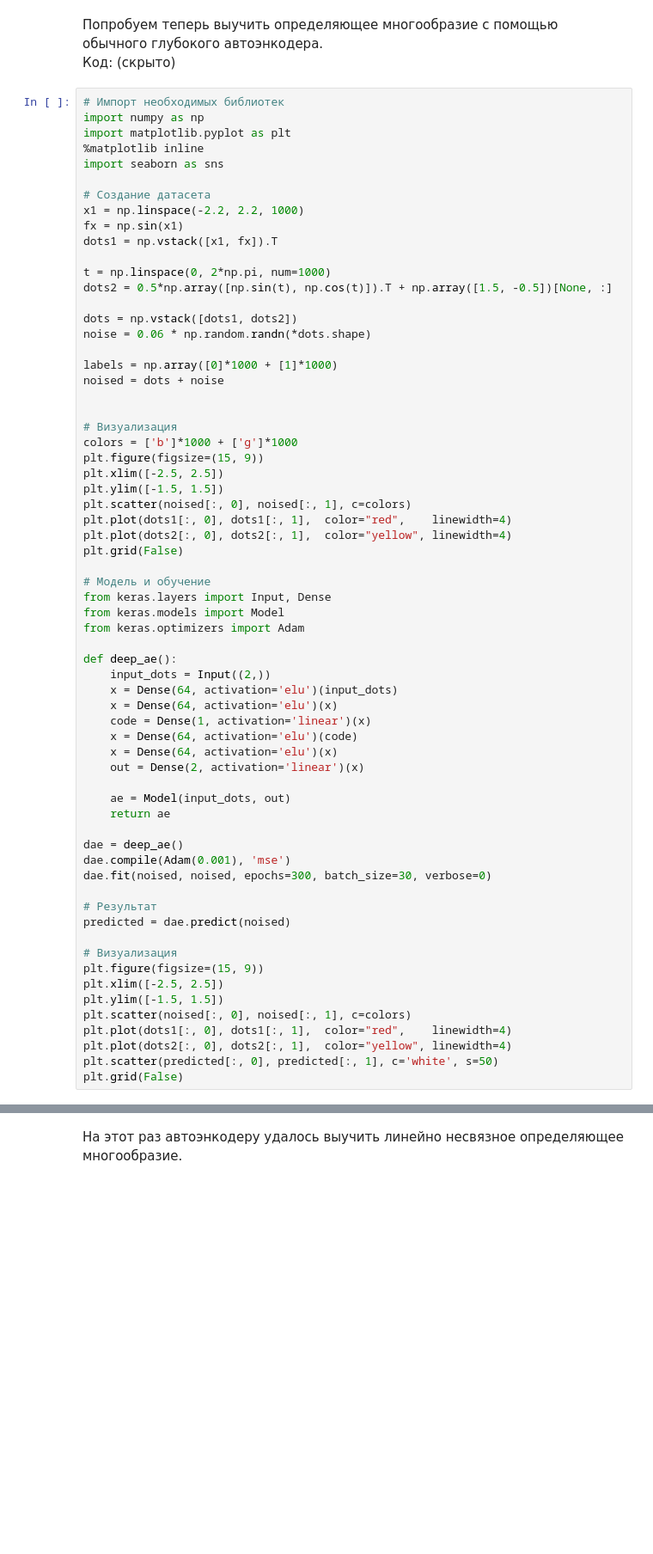
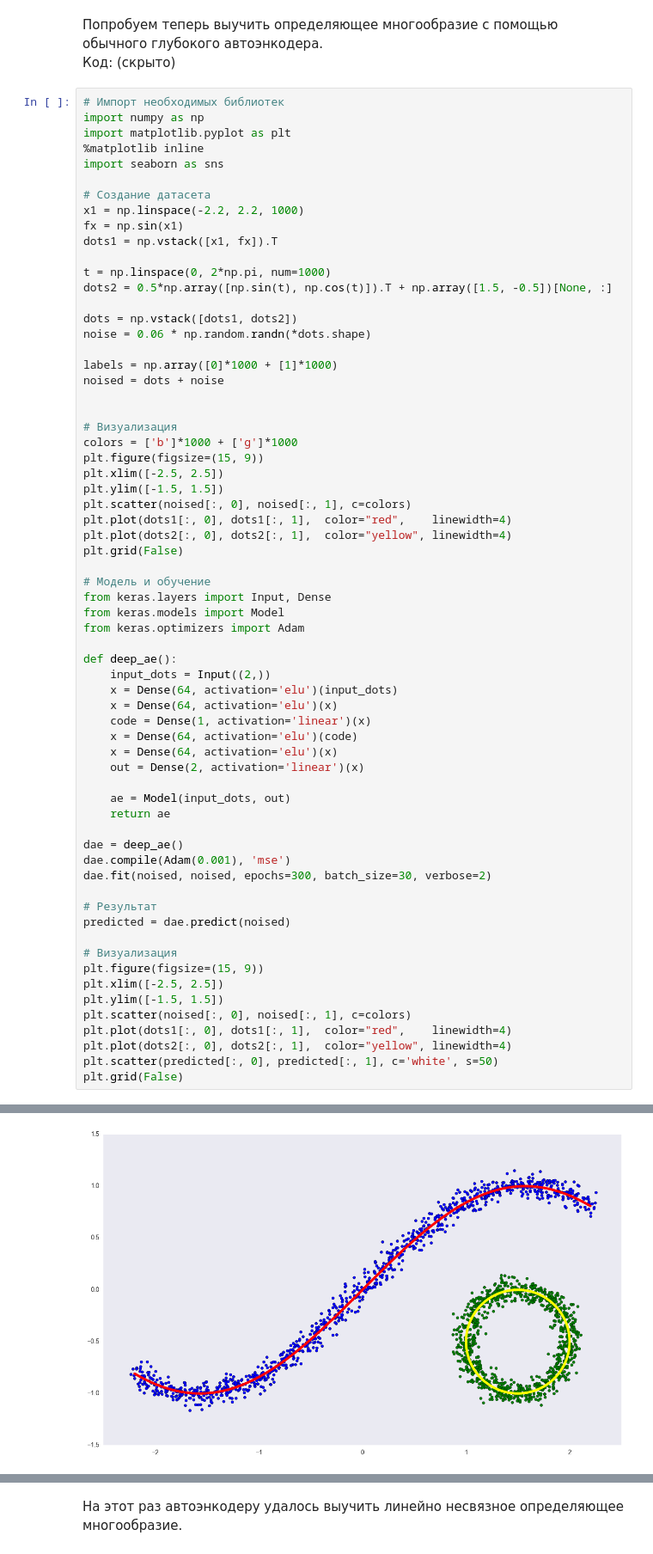
Before and after one commit to msurtsukov/ae_vae_gan, a Jupyter notebook: AE_Keras_habr_4.ipynb, the cells around one changed output, grey strips where cells are left out. Shown at 86% size. Saved outputs shown, nothing was run; the diff lists cells and outputs as text; blank space fills up the shorter version.

```diff
--- a/AE_Keras_habr_4.ipynb
+++ b/AE_Keras_habr_4.ipynb
@@ -82,7 +82,7 @@ def deep_ae():
 
 dae = deep_ae()
 dae.compile(Adam(0.001), 'mse')
-dae.fit(noised, noised, epochs=300, batch_size=30, verbose=0)
+dae.fit(noised, noised, epochs=300, batch_size=30, verbose=2)
 
 # Результат
 predicted = dae.predict(noised)
@@ -96,3 +96,4 @@ plt.plot(dots1[:, 0], dots1[:, 1],  color="red",    linewidth=4)
 plt.plot(dots2[:, 0], dots2[:, 1],  color="yellow", linewidth=4)
 plt.scatter(predicted[:, 0], predicted[:, 1], c='white', s=50)
 plt.grid(False)
+# %% [output]
@@ -98,0 +101 @@ plt.grid(False)
+[figure, added]
```
Also changed, not shown: parts of 8 cells of this notebook, 37 other files.
